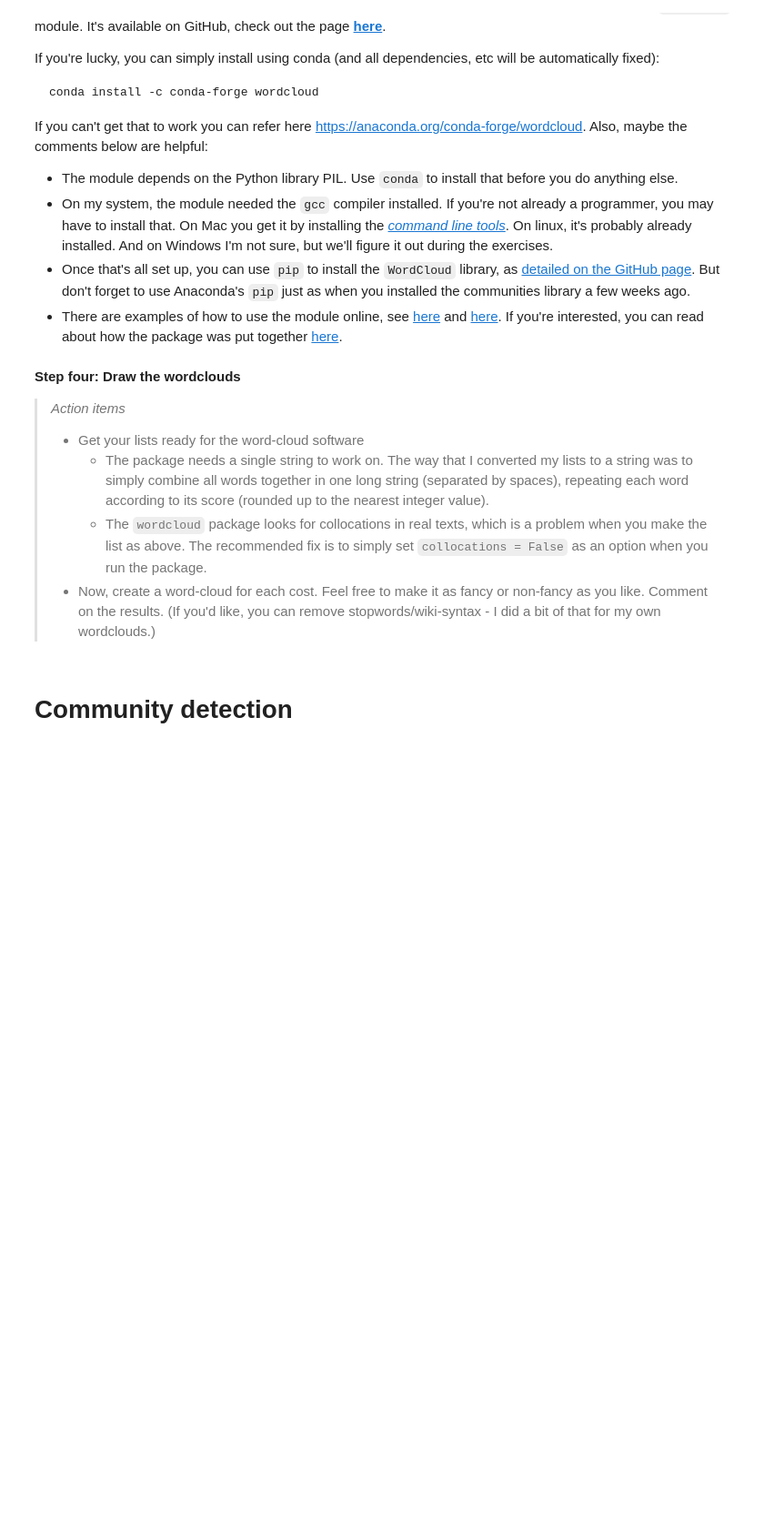
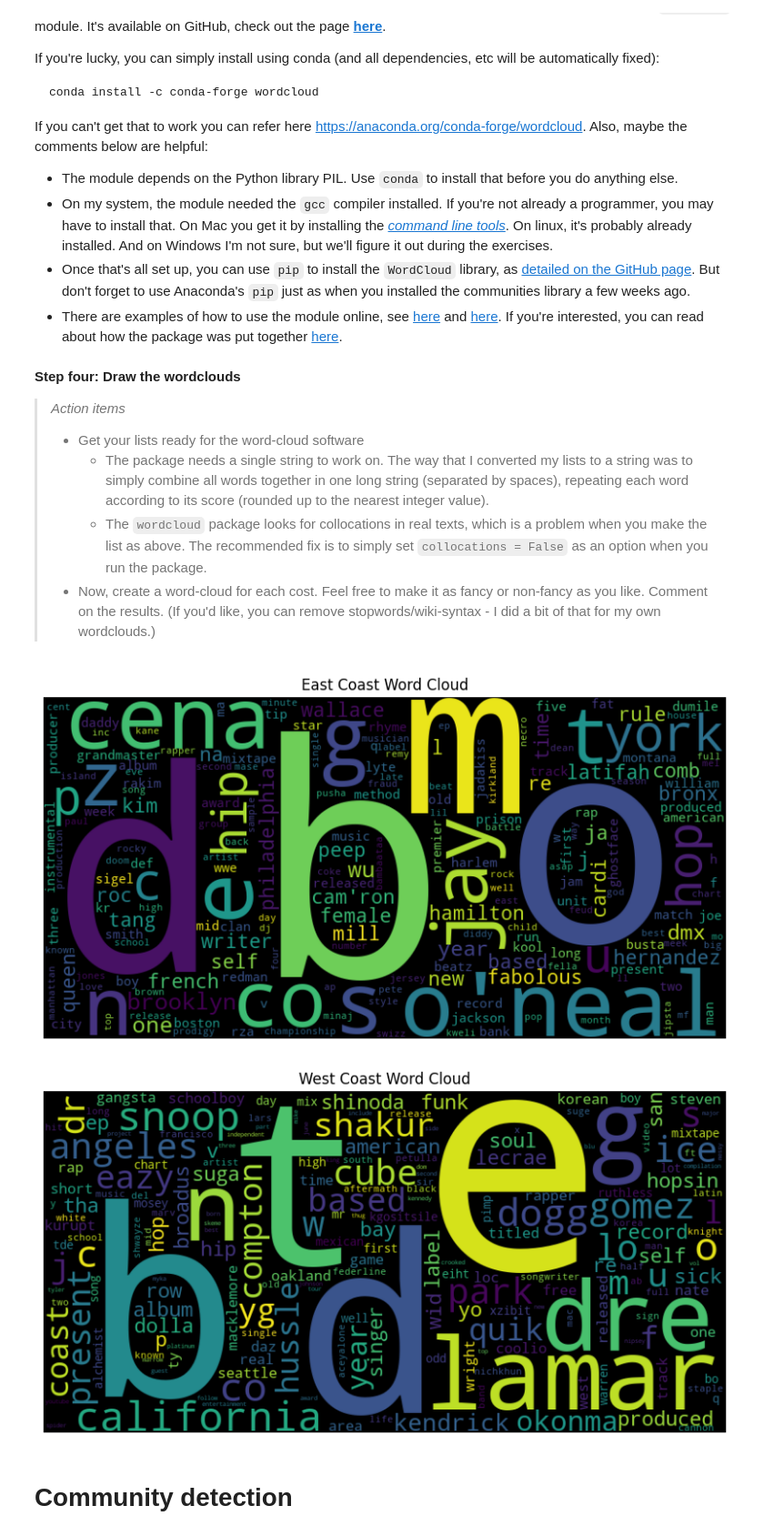
Before and after one commit to jereml99/socialgraphs2023, a Jupyter notebook: lectures/Jeremi/Week7.ipynb, the cells around one changed output. Shown at 91% size. Drawn from its saved outputs; the diff is of its cells as text; code cells hidden in the pictures; blank space fills up the shorter version.

```diff
--- a/lectures/Jeremi/Week7.ipynb
+++ b/lectures/Jeremi/Week7.ipynb
@@ -190,15 +190,21 @@ Note that the *TF-TR* lists have the properties that we requested above. The wei
 > * Check out top 10 for each coast. Does it make sense?
 # %%
 def process_tf_tr_list(tf_list, comparison_tf_dict, c=1):
-    tf_tr_list = [(word, (tf * tf) / (comparison_tf_dict.get(word, 0) + c)) for word, tf in tf_list]
+    total_terms = sum(tf for _ , tf in tf_list)
+    total_comparison_terms = sum(comparison_tf_dict.values())
+
+    normalized_tf_list = [(word, tf / total_terms) for word, tf in tf_list]
+    normalized_comparison_tf_dict = {word: tf / total_comparison_terms for word, tf in comparison_tf_dict.items()}
+
+    tf_tr_list = [(word, (tf) / (normalized_comparison_tf_dict.get(word, 0) + c)) for word, tf in normalized_tf_list]
     tf_tr_list = sorted(tf_tr_list, key=lambda x: x[1], reverse=True)
+
     return tf_tr_list
 
 east_coast_tf_dict = dict(east_coast_tf_list)
 west_coast_tf_dict = dict(west_coast_tf_list)
 
-c=
-
+c= 0.0001
 
 east_coast_tf_tr_list = process_tf_tr_list(east_coast_tf_list, west_coast_tf_dict, c)
 west_coast_tf_tr_list = process_tf_tr_list(west_coast_tf_list, east_coast_tf_dict, c)
@@ -256,6 +262,36 @@ Also, maybe the comments below are helpful:
 >    - The `wordcloud` package looks for collocations in real texts, which is a problem when you make the list as above. The recommended fix is to simply set `collocations = False` as an option when you run the package.
 > * Now, create a word-cloud for each cost. Feel free to make it as fancy or non-fancy as you like. Comment on the results. (If you'd like, you can remove stopwords/wiki-syntax - I did a bit of that for my own wordclouds.)
 >
+# %%
+import matplotlib.pyplot as plt
+from wordcloud import WordCloud
+import math
+
+scal = 100
+
+def generate_wordcloud_string(tf_tr_list):
+    wordcloud_string = ''
+    for word, score in tf_tr_list:
+        # Repeat each word according to its score (rounded up to the nearest integer)
+        repeat_count = math.ceil(score* scal)
+        wordcloud_string += (word + ' ') * repeat_count
+    return wordcloud_string
+
+def create_wordcloud(tf_tr_list, title):
+    wordcloud_string = generate_wordcloud_string(tf_tr_list)
+    wordcloud = WordCloud(collocations=False, width=800, height=400).generate(wordcloud_string)
+    plt.figure(figsize=(10, 5))
+    plt.imshow(wordcloud, interpolation='bilinear')
+    plt.title(title)
+    plt.axis('off')
+    plt.show()
+
+# Generate word clouds
+create_wordcloud(east_coast_tf_tr_list, 'East Coast Word Cloud')
+create_wordcloud(west_coast_tf_tr_list, 'West Coast Word Cloud')
+# %% [output]
+[figure, added]
+[figure, added]
 # %% [markdown]
 # Community detection
 # %% [markdown]
```
Also changed, not shown: parts of 6 cells of this notebook.
